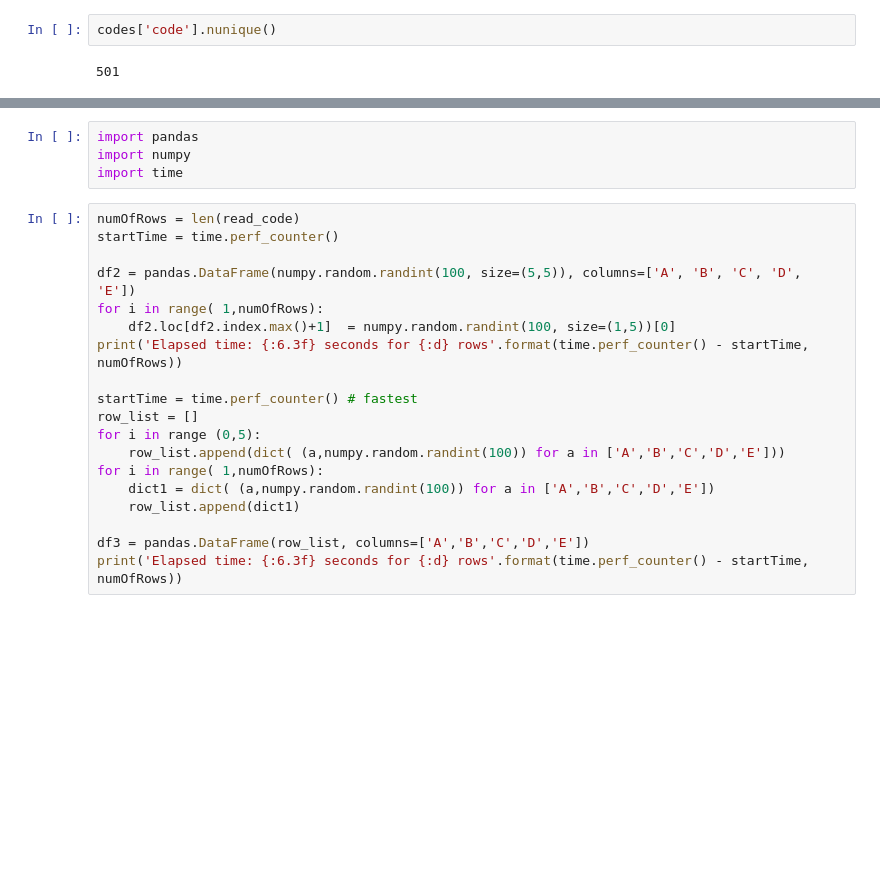
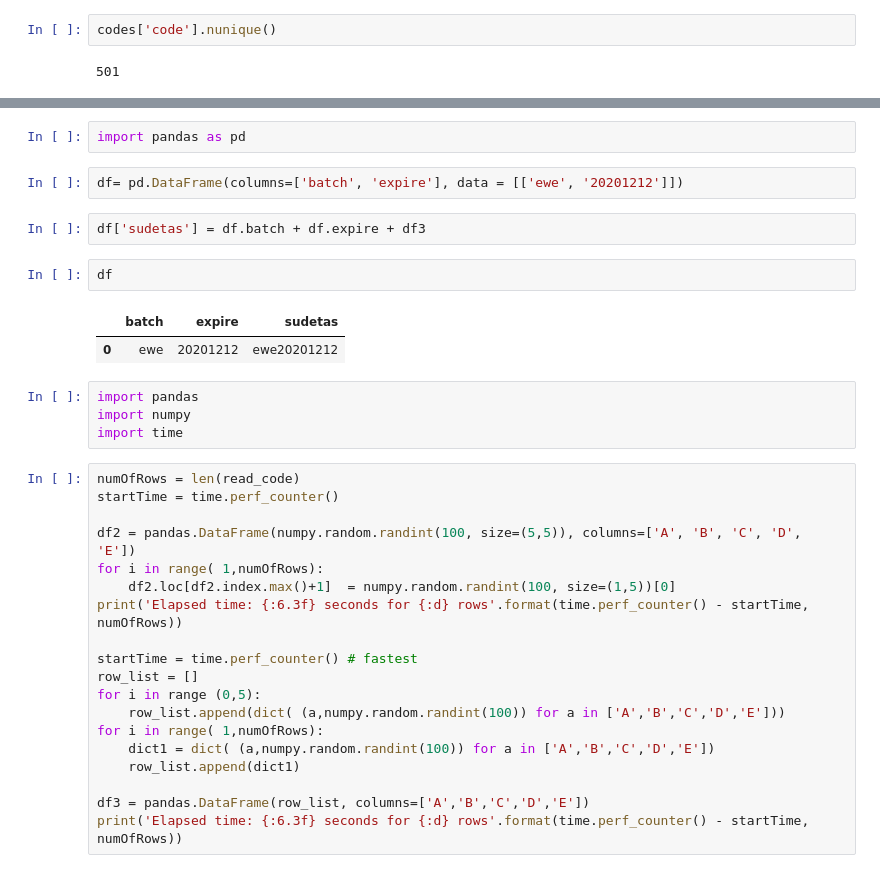
Before and after one commit to Fumitus/track_and_trace_project, a Jupyter notebook: 2018-12-02 vakaras.ipynb, the cells around one changed output, grey strips where cells are left out. Drawn from its saved outputs; the diff is of its cells as text; blank space fills up the shorter version.

```diff
--- a/2018-12-02 vakaras.ipynb
+++ b/2018-12-02 vakaras.ipynb
@@ -227,3 +220,14 @@ codes['code'].nunique()
+# %%
+import pandas as pd
+# %%
+df= pd.DataFrame(columns=['batch', 'expire'], data = [['ewe', '20201212']])
+# %%
+df['sudetas'] = df.batch + df.expire + df3
+# %%
+df
+# %% [output]
+|  | batch | expire | sudetas |
+| 0 | ewe | 20201212 | ewe20201212 |
 # %%
 import pandas
 import numpy
```
Also changed, not shown: parts of 6 cells of this notebook, 2 other files.
